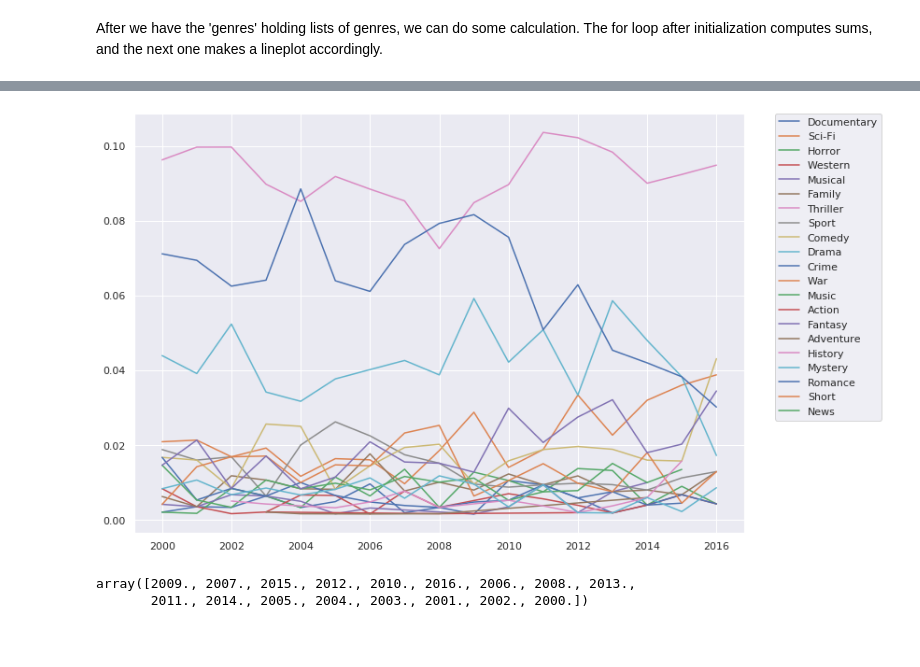
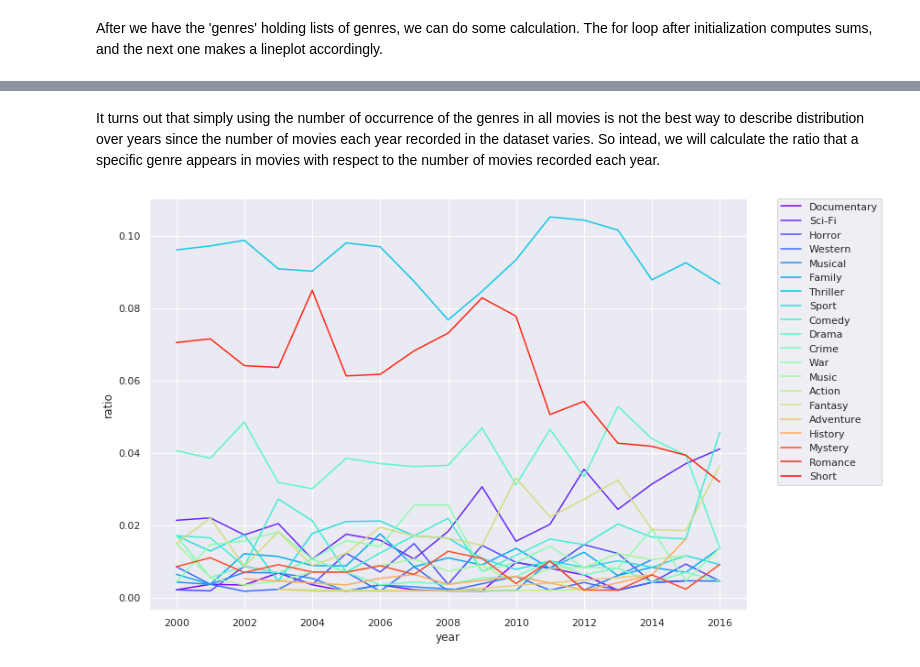
Before and after one commit to mookee233/final_tutorial, a Jupyter notebook: draft.ipynb, the cells around one changed output, grey strips where cells are left out. Drawn from its saved outputs; the diff is of its cells as text; code cells hidden in the pictures; blank space fills up the shorter version.

```diff
--- a/draft.ipynb
+++ b/draft.ipynb
@@ -325,6 +328,7 @@ movies.head()
 After we have the 'genres' holding lists of genres, we can do some calculation. The for loop after initialization computes sums, and the next one makes a lineplot accordingly.
 # %%
 # initialization
+genres_totalCount = dict()
 genres_hash = dict()
 years_total = dict()
 for i in genre_set:
@@ -335,17 +339,24 @@ for i in movies['title_year'].unique():
 # sums up number of genre appearence each year
 for i, j in movies.iterrows():
     for genre in j['genres']:
+        if genre in genres_totalCount:
+            genres_totalCount[genre] += 1
+        else:
+            genres_totalCount[genre] = 1
         years_total[j['title_year']] += 1
     if j['title_year'] in genres_hash[genre]:
         genres_hash[genre][j['title_year']] += 1
     else:
         genres_hash[genre][j['title_year']] = 1
 
+cnt = 0
+colors = cm.rainbow(np.linspace(0, 1, len(genre_set)))
 for genre, years_cnt in genres_hash.items():
     years = list(years_cnt.keys())
     counts = list(years_cnt.values())
 
     seaborn.set(rc={'figure.figsize':(11.7,8.27)})
-    ax = seaborn.lineplot(x=years, y=counts, label=genre)
+    ax = seaborn.lineplot(x=years, y=counts, label=genre, c=colors[cnt])
     ax.legend(bbox_to_anchor=(1.05, 1), loc=2, borderaxespad=0.)
+    cnt += 1
 # %% [output]
@@ -352,0 +384,13 @@ for genre, years_cnt in genres_hash.items():
+# %%
+genres_col = []
+count_col = []
+
+for genre, count in genres_totalCount.items():
+    genres_col.append(genre)
+    count_col.append(count)
+
+# Create a new DataFrame with index being genres and one column holding total counts
+genres_ranking = pd.DataFrame({'count': count_col}, index=genres_col)
+
+genres_ranking = genres_ranking.sort_values(by='count', ascending=False)
+genres_ranking.plot.pie(y='count', figsize = (8,8)).legend(bbox_to_anchor=(1.5, 1))
@@ -353,19 +400,20 @@ for genre, years_cnt in genres_hash.items():
+# %% [markdown]
+It turns out that simply using the number of occurrence of the genres in all movies is not the best way to describe distribution over years since the number of movies each year recorded in the dataset varies. So intead, we will calculate the ratio that a specific genre appears in movies with respect to the number of movies recorded each year.
 # %%
+cnt = 0
 for genre, years_cnt in genres_hash.items():
     years = list(years_cnt.keys())
     counts = list(years_cnt.values())
     ratio = []
 
+    # Compute genres' ratio
     for i in range(len(years)):
         ratio.append(counts[i] / years_total[years[i]])
 
     seaborn.set(rc={'figure.figsize':(11.7,8.27)})
-    ax = seaborn.lineplot(x=years, y=ratio, label=genre)
+    ax = seaborn.lineplot(x=years, y=ratio, label=genre, c=colors[cnt])
     ax.legend(bbox_to_anchor=(1.05, 1), loc=2, borderaxespad=0.)
+    ax.set(xlabel='year', ylabel='ratio')
+    cnt += 1
 # %% [output]
-[figure, old version]
+[figure, new version]
-# %%
-movies['title_year'].unique()
-# %% [output]
-array([2009., 2007., 2015., 2012., 2010., 2016., 2006., 2008., 2013.,
-       2011., 2014., 2005., 2004., 2003., 2001., 2002., 2000.])
```
Also changed, not shown: parts of 9 cells of this notebook, 1 other file.
